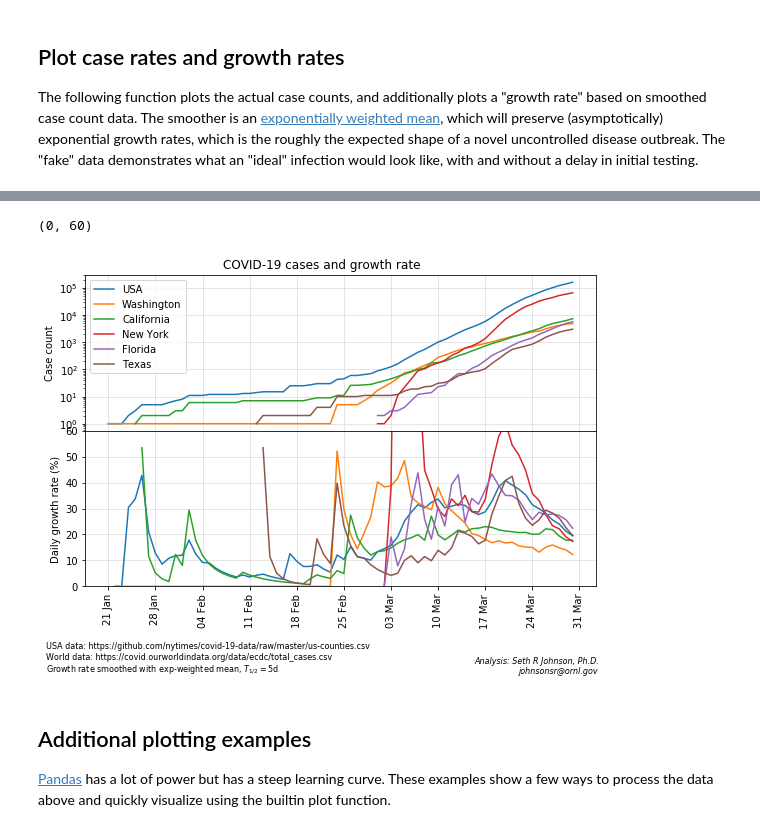
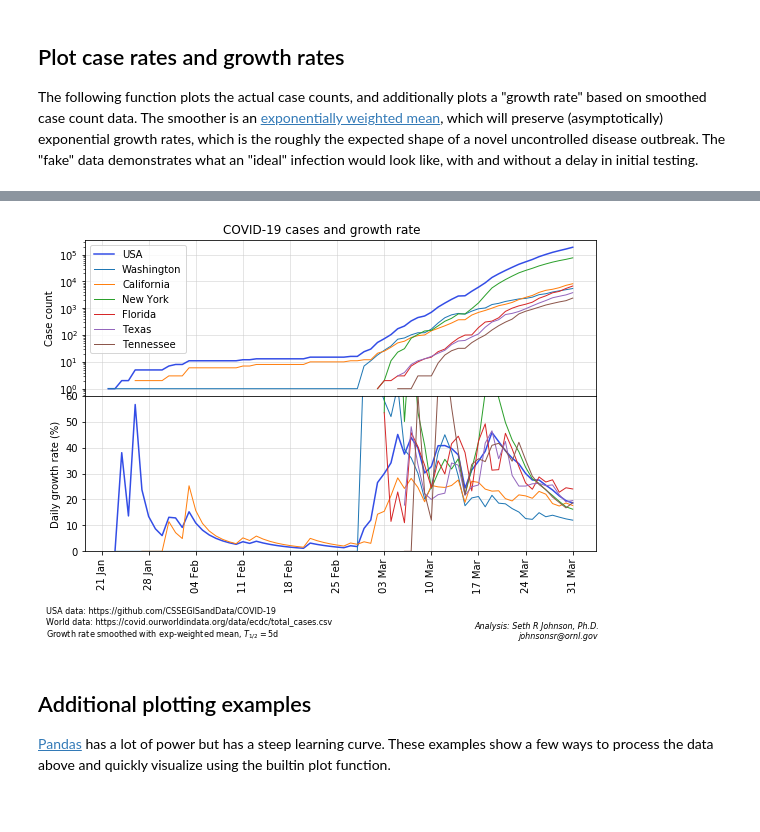
Before and after one commit to ragusa/covid-19-analysis, a Jupyter notebook: cases.ipynb, the cells around one changed output, grey strips where cells are left out. Cells and saved outputs as stored; diff of their text form; code cells hidden in the pictures.

Commit message:
Import JHU data for US cases and export images

```diff
--- a/cases.ipynb
+++ b/cases.ipynb
@@ -44,3 +91,17 @@ us_sum = us_data.sum(level='date')
+# %%
+# Load today's data and extract the US part
+latest_day = jhu_data.index.levels[0][-1] + pd.Timedelta(1, unit='days')
+jhu_latest_day = load_jhu_daily(latest_day).xs('US', level='nation')
+
+# Add case/death count
+temp = jhu_latest_day[['Confirmed', 'Deaths']]
+temp.columns = ['cases', 'deaths']
+jhu_data = pd.concat([jhu_data, temp], axis=0)
+# %%
+# Choose JHU data instead of NYT data
+US_DATA_URL = re.sub(r'/raw/.*', '', JHU_US_DATA_URL)
+us_data = jhu_data
+us_sum = us_data.sum(level='date')
 # %%
 # Download the international data
 WORLD_DATA_URL = "https://covid.ourworldindata.org/data/ecdc/total_cases.csv"
@@ -91,18 +152,28 @@ The following function plots the actual case counts, and additionally plots a "g
 # %%
 EWM_HALFLIFE = 5
 SOURCE_TEXT = f"""\
-USA data: {NYT_DATA_URL}
+USA data: {US_DATA_URL}
 World data: {WORLD_DATA_URL}
 Growth rate smoothed with exp-weighted mean, $T_{{1/2}}={EWM_HALFLIFE}$d"""
+
+STYLES = {
+    'World': dict(linewidth=2, color=(.2, .8, .4)),
+    'USA': dict(linewidth=1.5, color=(.2, .3, .9)),
+    '20%': dict(linewidth=.75, linestyle='--', color=(.9, .5, .5)),
+    '20% (delayed tests)': dict(linewidth=.75, linestyle='-.', color=(.6, .2, .1)),
+}
+DEFAULT_STYLE = dict(linewidth=1)
 
 def plot_smoothed_rates(plot_data):
     fig, axes = plt.subplots(nrows=2, sharex=True, figsize=(8,6))
     (count_ax, rate_ax) = axes
     for label, cases in plot_data.items():
-        count_ax.semilogy(cases.index, cases, label=label)
-        mean = cases.ewm(halflife=EWM_HALFLIFE).mean()
-        rate = np.asarray(mean[1:]) / np.asarray(mean[:-1])
-        rate_ax.plot(cases.index[1:], (rate - 1) * 100, label=label)
+        style_kwargs = STYLES.get(label, DEFAULT_STYLE)
+        count_ax.semilogy(cases.index, cases, label=label, **style_kwargs)
+        mean = np.array(cases.ewm(halflife=EWM_HALFLIFE).mean(), dtype=float)
+        with np.errstate(divide='ignore', invalid='ignore'):
+            rate = mean[1:] / mean[:-1]
+        rate_ax.plot(cases.index[1:], (rate - 1) * 100, label=label, **style_kwargs)
     for ax in axes:
         ax.xaxis.set_major_locator(mdates.WeekdayLocator())
         ax.grid(zorder=0, color=(.8, .8, .8), linewidth=0.5)
@@ -147,14 +228,13 @@ state_cases = us_data['cases'].xs('Tennessee', level="state")
 cases_by_state = us_data['cases'].sum(level=['date','state']).unstack()
 # %%
 plot_data = {'USA': cases_by_state.sum(axis=1)}
-for state in ['Washington', 'California', 'New York', 'Florida', 'Texas']:
+for state in ['Washington', 'California', 'New York', 'Florida', 'Texas', 'Tennessee']:
     plot_data[state] = cases_by_state[state]
 (fig, axes) = plot_smoothed_rates(plot_data)
 axes[1].set_ylim([0, 60]);
-#fig.savefig('covid19-growth-states.png', dpi=150)
+fig.savefig('img/states.png', dpi=150)
 # %% [output]
-(0, 60)
-[figure, old version]
+[figure, new version]
 # %% [markdown]
 ## Additional plotting examples
 
```
Also changed, not shown: parts of 11 cells of this notebook, 5 other files.
